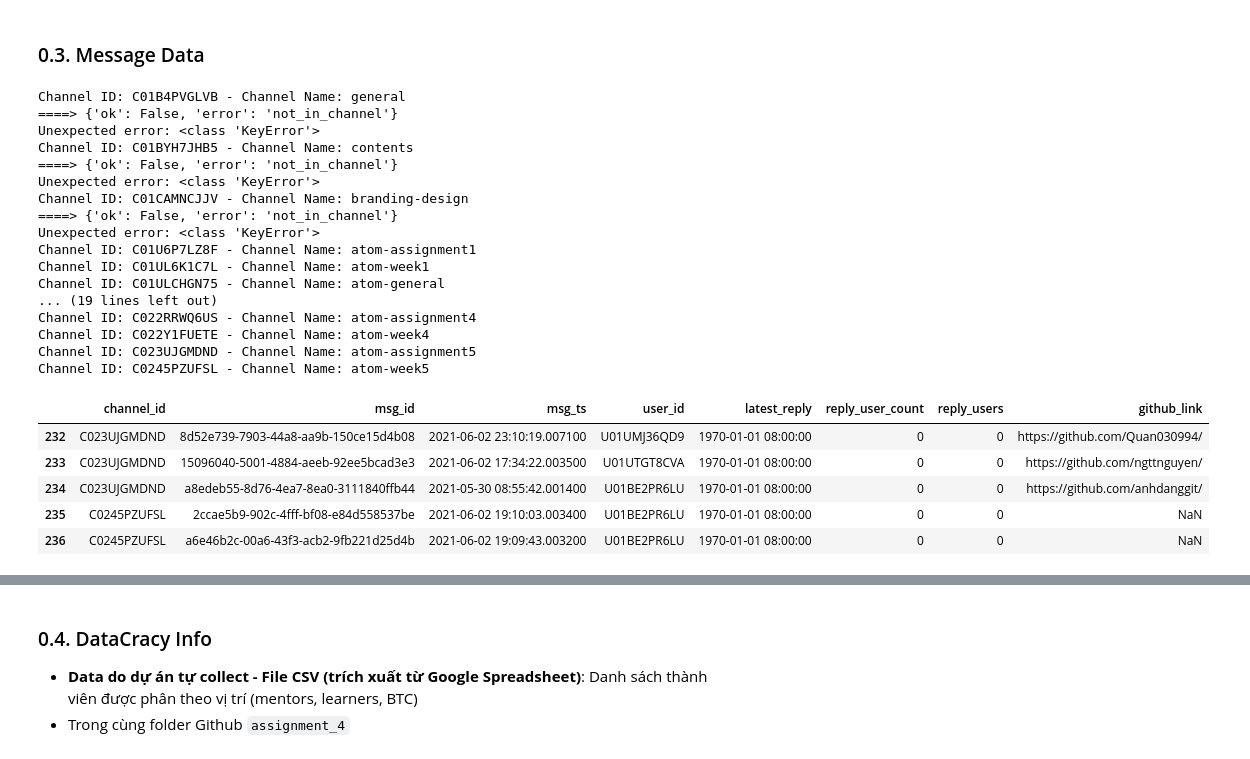
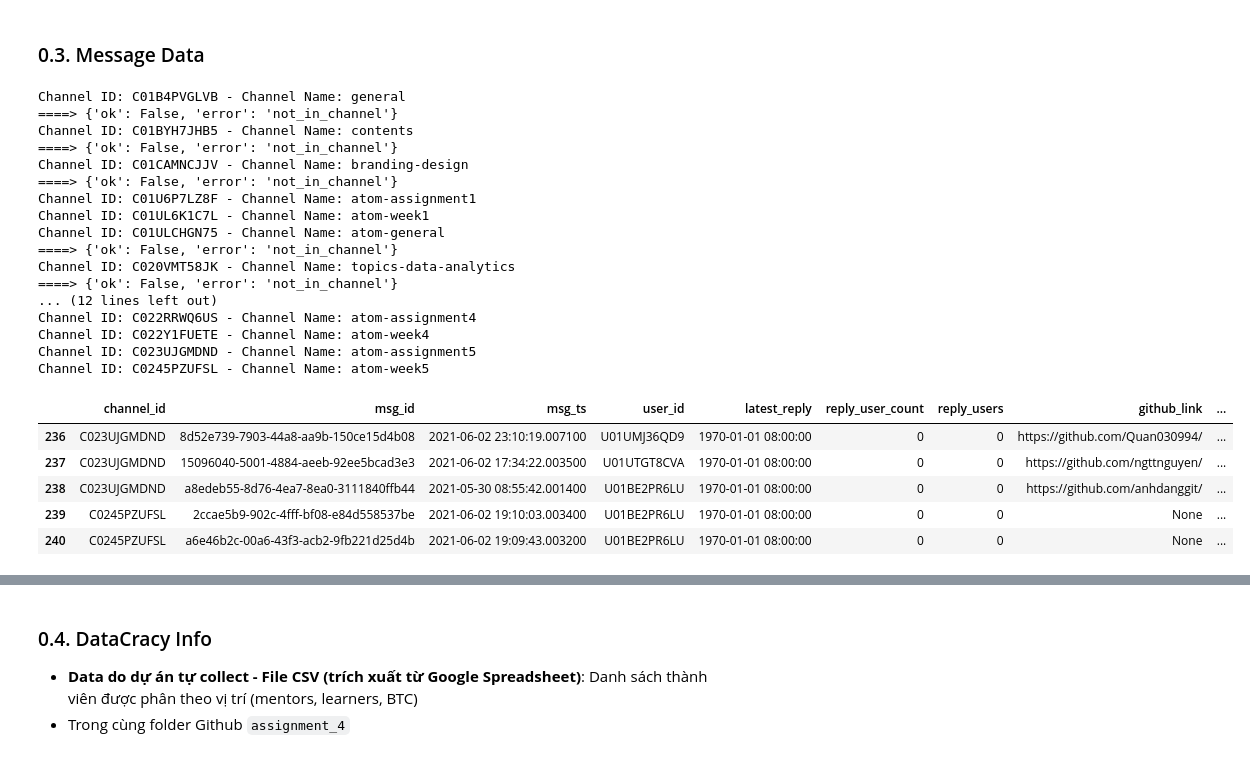
Before and after one commit to anhdanggit/atom-assignments, a Jupyter notebook: assignment_4/home_assignment_4.ipynb, the cells around one changed output, grey strips where cells are left out. Cells and saved outputs as stored; diff of their text form; code cells hidden in the pictures.

Commit message:
Further processing Slack Data

```diff
--- a/assignment_4/home_assignment_4.ipynb
+++ b/assignment_4/home_assignment_4.ipynb
@@ -187,7 +187,7 @@ memory usage: 1.3+ KB
 # %%
 endpoint3 = "https://slack.com/api/conversations.history"
 # %%
-msg_dict = {'channel_id':[],'msg_id':[], 'msg_ts':[], 'user_id':[], 'latest_reply':[],'reply_user_count':[],'reply_users':[],'github_link':[]}
+msg_dict = {'channel_id':[],'msg_id':[], 'msg_ts':[], 'user_id':[], 'latest_reply':[],'reply_user_count':[],'reply_users':[],'github_link':[],'text':[]}
 for channel_id, channel_name in zip(channel_df['channel_id'], channel_df['channel_name']):
   print('Channel ID: {} - Channel Name: {}'.format(channel_id, channel_name))
   try:
@@ -203,39 +203,40 @@ for channel_id, channel_name in zip(channel_df['channel_id'], channel_df['channe
         msg_dict['user_id'].append(msg_ls[i]['user'])
         msg_dict['reply_user_count'].append(msg_ls[i]['reply_users_count'] if 'reply_users_count' in msg_ls[i].keys() else 0)
         msg_dict['reply_users'].append(msg_ls[i]['reply_users'] if 'reply_users' in msg_ls[i].keys() else 0)
+        msg_dict['text'].append(msg_ls[i]['text'] if 'text' in msg_ls[i].keys() else 0)
         ## -> Censor message contains tokens
         text = msg_ls[i]['text']
         github_link = re.findall('(?:https?://)?(?:www[.])?github[.]com/[\w-]+/?', text)
-        msg_dict['github_link'].append(github_link[0] if len(github_link) > 0 else np.nan)
+        msg_dict['github_link'].append(github_link[0] if len(github_link) > 0 else None)
   except:
     print('====> '+ str(response_json))
     # print("Unexpected error:", sys.exc_info()[0])
 # %% [output]
 Channel ID: C01B4PVGLVB - Channel Name: general
 ====> {'ok': False, 'error': 'not_in_channel'}
-Unexpected error: <class 'KeyError'>
 Channel ID: C01BYH7JHB5 - Channel Name: contents
 ====> {'ok': False, 'error': 'not_in_channel'}
-Unexpected error: <class 'KeyError'>
 Channel ID: C01CAMNCJJV - Channel Name: branding-design
 ====> {'ok': False, 'error': 'not_in_channel'}
-Unexpected error: <class 'KeyError'>
 Channel ID: C01U6P7LZ8F - Channel Name: atom-assignment1
 Channel ID: C01UL6K1C7L - Channel Name: atom-week1
 Channel ID: C01ULCHGN75 - Channel Name: atom-general
-... (19 lines left out)
+====> {'ok': False, 'error': 'not_in_channel'}
+Channel ID: C020VMT58JK - Channel Name: topics-data-analytics
+====> {'ok': False, 'error': 'not_in_channel'}
+... (12 lines left out)
 Channel ID: C022RRWQ6US - Channel Name: atom-assignment4
 Channel ID: C022Y1FUETE - Channel Name: atom-week4
 Channel ID: C023UJGMDND - Channel Name: atom-assignment5
 Channel ID: C0245PZUFSL - Channel Name: atom-week5
 # %%
 msg_df = pd.DataFrame(msg_dict)
-msg_df = msg_df.replace('', np.nan) # -> replace khoảng trắng bằng giá trị NULL (nan)
+msg_df = msg_df.replace('', None) # -> replace khoảng trắng bằng giá trị NULL (nan)
 msg_df.tail()
 # %% [output]
-|  | channel_id | msg_id | msg_ts | user_id | latest_reply | reply_user_count | reply_users | github_link |
-| 232 | C023UJGMDND | 8d52e739-7903-44a8-aa9b-150ce15d4b08 | 2021-06-02 23:10:19.007100 | U01UMJ36QD9 | 1970-01-01 08:00:00 | 0 | 0 | https://github.com/Quan030994/ |
-| 233 | C023UJGMDND | 15096040-5001-4884-aeeb-92ee5bcad3e3 | 2021-06-02 17:34:22.003500 | U01UTGT8CVA | 1970-01-01 08:00:00 | 0 | 0 | https://github.com/ngttnguyen/ |
-| 234 | C023UJGMDND | a8edeb55-8d76-4ea7-8ea0-3111840ffb44 | 2021-05-30 08:55:42.001400 | U01BE2PR6LU | 1970-01-01 08:00:00 | 0 | 0 | https://github.com/anhdanggit/ |
-| 235 | C0245PZUFSL | 2ccae5b9-902c-4fff-bf08-e84d558537be | 2021-06-02 19:10:03.003400 | U01BE2PR6LU | 1970-01-01 08:00:00 | 0 | 0 | NaN |
-| 236 | C0245PZUFSL | a6e46b2c-00a6-43f3-acb2-9fb221d25d4b | 2021-06-02 19:09:43.003200 | U01BE2PR6LU | 1970-01-01 08:00:00 | 0 | 0 | NaN |
+|  | channel_id | msg_id | msg_ts | user_id | latest_reply | reply_user_count | reply_users | github_link | ... |
+| 236 | C023UJGMDND | 8d52e739-7903-44a8-aa9b-150ce15d4b08 | 2021-06-02 23:10:19.007100 | U01UMJ36QD9 | 1970-01-01 08:00:00 | 0 | 0 | https://github.com/Quan030994/ | ... |
+| 237 | C023UJGMDND | 15096040-5001-4884-aeeb-92ee5bcad3e3 | 2021-06-02 17:34:22.003500 | U01UTGT8CVA | 1970-01-01 08:00:00 | 0 | 0 | https://github.com/ngttnguyen/ | ... |
+| 238 | C023UJGMDND | a8edeb55-8d76-4ea7-8ea0-3111840ffb44 | 2021-05-30 08:55:42.001400 | U01BE2PR6LU | 1970-01-01 08:00:00 | 0 | 0 | https://github.com/anhdanggit/ | ... |
+| 239 | C0245PZUFSL | 2ccae5b9-902c-4fff-bf08-e84d558537be | 2021-06-02 19:10:03.003400 | U01BE2PR6LU | 1970-01-01 08:00:00 | 0 | 0 | None | ... |
+| 240 | C0245PZUFSL | a6e46b2c-00a6-43f3-acb2-9fb221d25d4b | 2021-06-02 19:09:43.003200 | U01BE2PR6LU | 1970-01-01 08:00:00 | 0 | 0 | None | ... |
```
Also changed, not shown: parts of 11 cells of this notebook, 1 other file.
